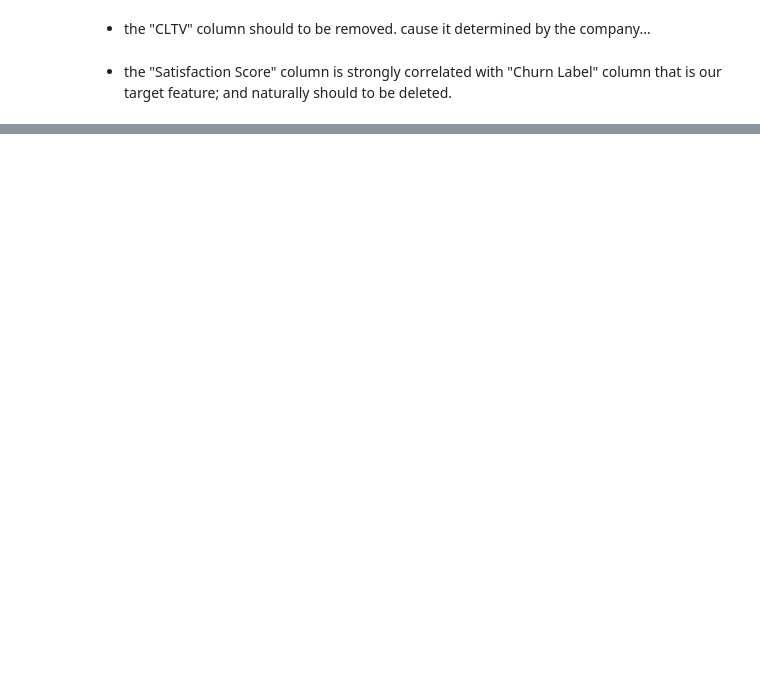
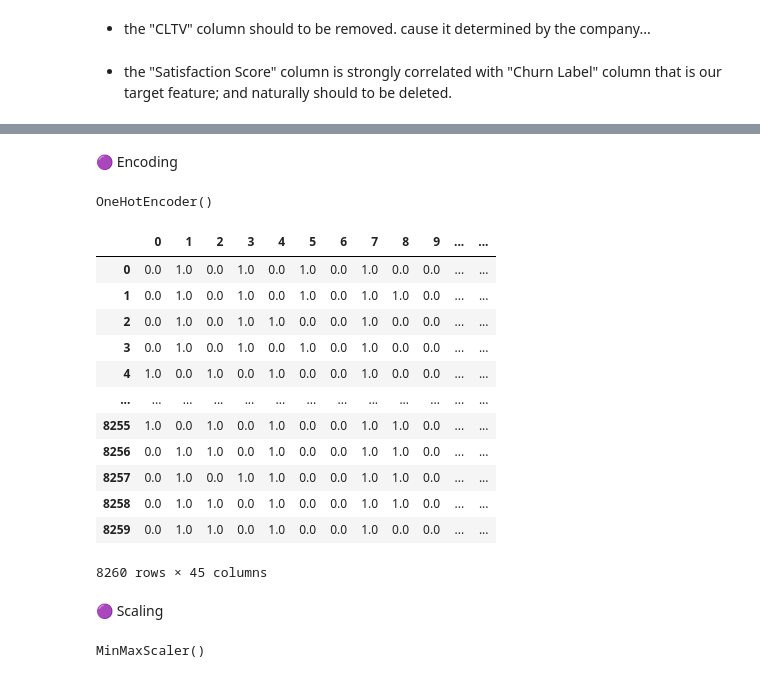
Before and after one commit to Alireza-Esp/Telecom-Customer-Churn-Modelling, a Jupyter notebook: notebooks/phase4-data-preprocessing-for-ML-modelling.ipynb, the cells around one changed output, grey strips where cells are left out. Cells and saved outputs as stored; diff of their text form; code cells hidden in the pictures; blank space fills up the shorter version.

```diff
--- a/notebooks/phase4-data-preprocessing-for-ML-modelling.ipynb
+++ b/notebooks/phase4-data-preprocessing-for-ML-modelling.ipynb
@@ -120,0 +266,19 @@ plot.show()
+# %%
+categorical_cols = []
+numerical_cols = []
+
+for i in X_train.columns:
+    if X_train[i].dtype == "object":
+        categorical_cols.append(i)
+    else:
+        numerical_cols.append(i)
+# %%
+X_train_cat = X_train[categorical_cols]
+X_train_num = X_train[numerical_cols]
+# %% [markdown]
+🟣 Encoding
+# %%
+encoder = OneHotEncoder()
+encoder.fit(X_train_cat)
+# %% [output]
+OneHotEncoder()
@@ -120,0 +288,25 @@ plot.show()
+# %%
+X_train_cat = pd.DataFrame(encoder.transform(X_train_cat).toarray())
+# %%
+X_train_cat
+# %% [output]
+|  | 0 | 1 | 2 | 3 | 4 | 5 | 6 | 7 | 8 | 9 | ... | ... |
+| 0 | 0.0 | 1.0 | 0.0 | 1.0 | 0.0 | 1.0 | 0.0 | 1.0 | 0.0 | 0.0 | ... | ... |
+| 1 | 0.0 | 1.0 | 0.0 | 1.0 | 0.0 | 1.0 | 0.0 | 1.0 | 1.0 | 0.0 | ... | ... |
+| 2 | 0.0 | 1.0 | 0.0 | 1.0 | 1.0 | 0.0 | 0.0 | 1.0 | 0.0 | 0.0 | ... | ... |
+| 3 | 0.0 | 1.0 | 0.0 | 1.0 | 0.0 | 1.0 | 0.0 | 1.0 | 0.0 | 0.0 | ... | ... |
+| 4 | 1.0 | 0.0 | 1.0 | 0.0 | 1.0 | 0.0 | 0.0 | 1.0 | 0.0 | 0.0 | ... | ... |
+| ... | ... | ... | ... | ... | ... | ... | ... | ... | ... | ... | ... | ... |
+| 8255 | 1.0 | 0.0 | 1.0 | 0.0 | 1.0 | 0.0 | 0.0 | 1.0 | 1.0 | 0.0 | ... | ... |
+| 8256 | 0.0 | 1.0 | 1.0 | 0.0 | 1.0 | 0.0 | 0.0 | 1.0 | 1.0 | 0.0 | ... | ... |
+| 8257 | 0.0 | 1.0 | 0.0 | 1.0 | 1.0 | 0.0 | 0.0 | 1.0 | 1.0 | 0.0 | ... | ... |
+| 8258 | 0.0 | 1.0 | 1.0 | 0.0 | 1.0 | 0.0 | 0.0 | 1.0 | 1.0 | 0.0 | ... | ... |
+| 8259 | 0.0 | 1.0 | 1.0 | 0.0 | 1.0 | 0.0 | 0.0 | 1.0 | 0.0 | 0.0 | ... | ... |
+8260 rows × 45 columns
+# %% [markdown]
+🟣 Scaling
+# %%
+scaler = MinMaxScaler()
+scaler.fit(X_train_num)
+# %% [output]
+MinMaxScaler()
```
Also changed, not shown: parts of 42 cells of this notebook, 9 other files.
